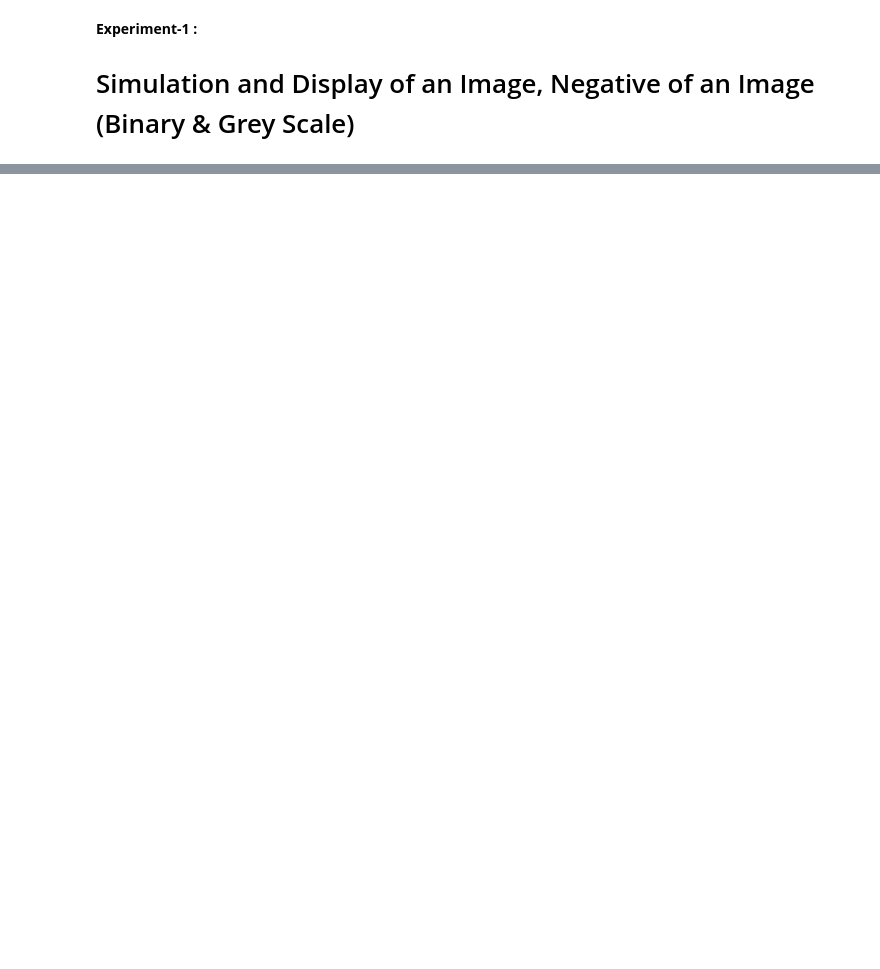
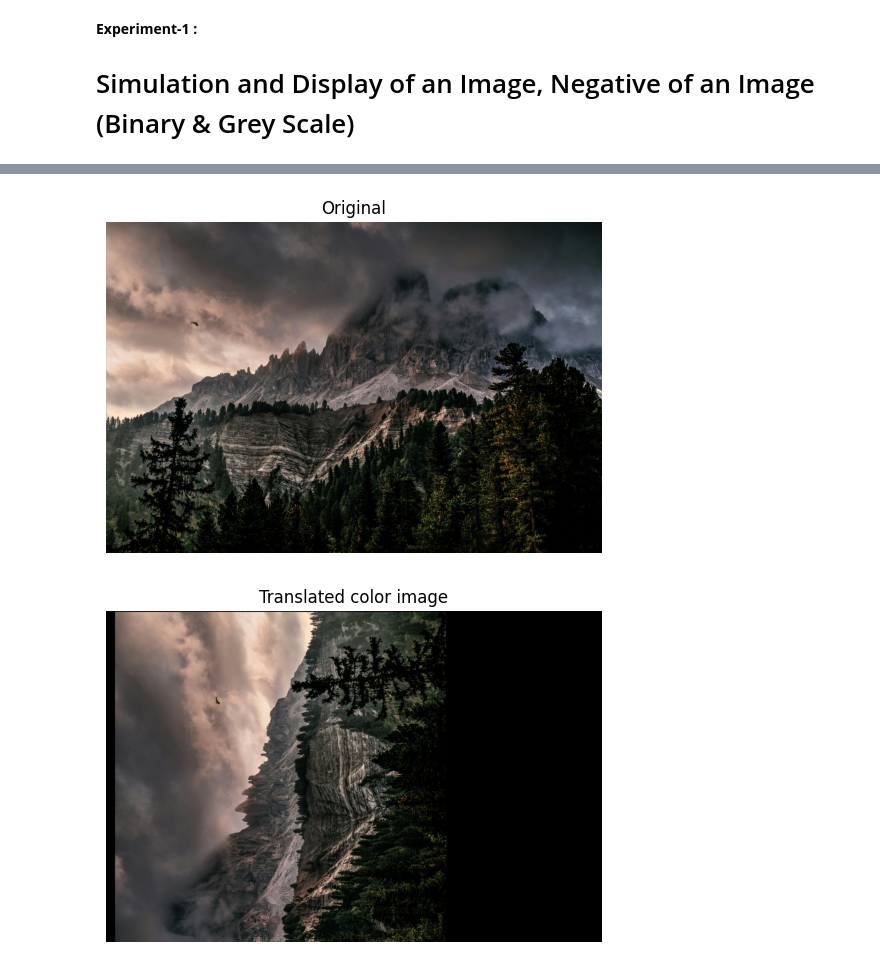
Before and after one commit to rishsoraganvi/Lab-Practical-2023-2027, a Jupyter notebook: IP_&_CV_Lab_Practical.ipynb, the cells around one changed output, grey strips where cells are left out. Cells and saved outputs as stored; diff of their text form; code cells hidden in the pictures; blank space fills up the shorter version.

```diff
--- a/IP_&_CV_Lab_Practical.ipynb
+++ b/IP_&_CV_Lab_Practical.ipynb
@@ -144,0 +62,26 @@ Binary Image (Thresholded at 128):
+# %%
+# TRANSLATION of the image
+
+import cv2
+import numpy as np
+import matplotlib.pyplot as plt
+
+img_path ="/content/pexels-eberhardgross-640781.jpg"
+img = cv2.imread(img_path)
+
+rows, cols,ch = img.shape
+M = np.float32([[0, 1, 100], [1, 0, 20]])
+translated_img = cv2.warpAffine(img, M, (cols, rows))
+
+plt.imshow(cv2.cvtColor(img, cv2.COLOR_BGR2RGB))
+plt.title("Original")
+plt.axis("off")
+plt.show()
+
+plt.imshow(cv2.cvtColor(translated_img, cv2.COLOR_BGR2RGB))
+plt.title("Translated color image")
+plt.axis("off")
+plt.show()
+# %% [output]
+[figure, added]
+[figure, added]
```
Also changed, not shown: parts of 17 cells of this notebook.
